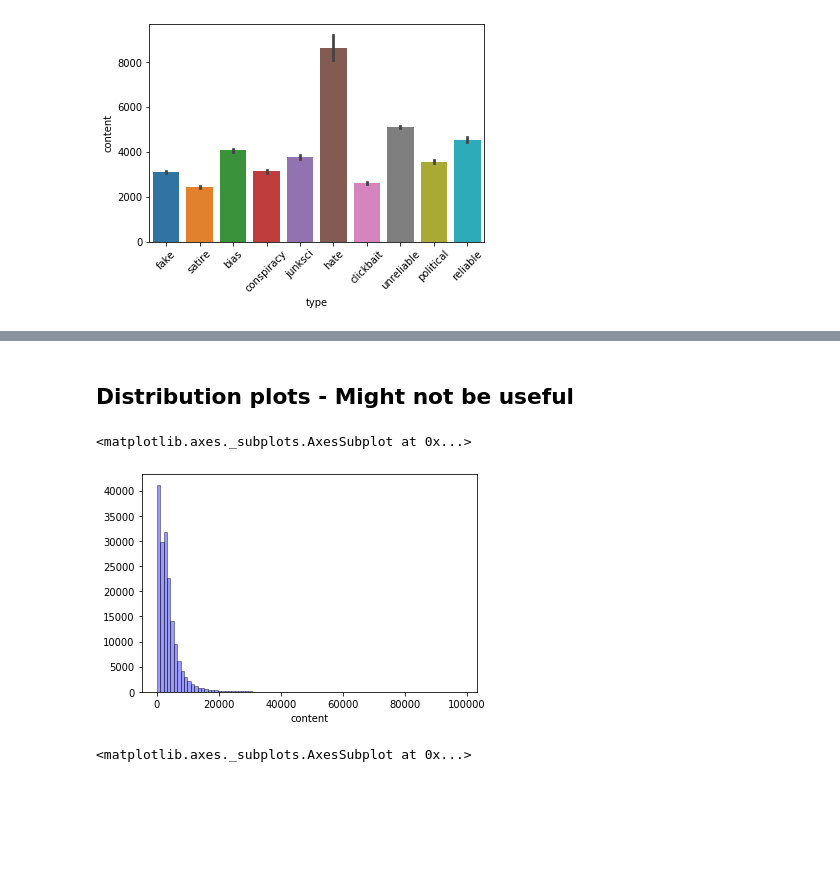
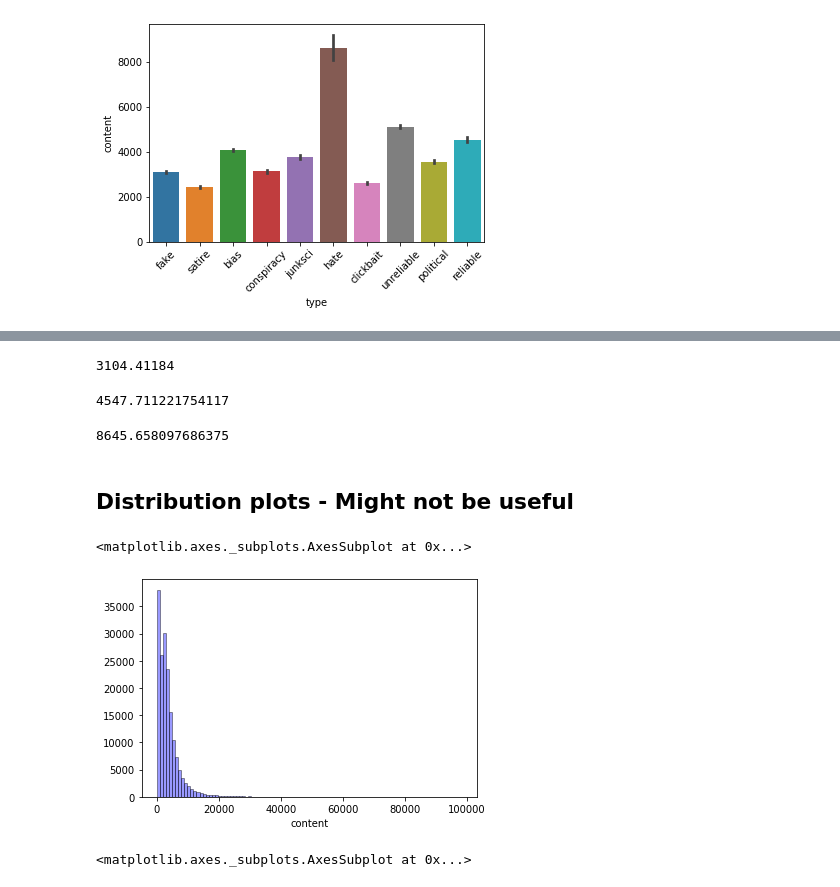
Before and after one commit to SystemOut1324/Datascience_Final_Project, a Jupyter notebook: Appendix/Manual/Setup_Exploration_Knud.ipynb, the cells around one changed output, grey strips where cells are left out. Saved outputs shown, nothing was run; the diff lists cells and outputs as text; code cells hidden in the pictures; blank space fills up the shorter version.

Commit message:
Fixed plots

```diff
--- a/Appendix/Manual/Setup_Exploration_Knud.ipynb
+++ b/Appendix/Manual/Setup_Exploration_Knud.ipynb
@@ -32,0 +50,2 @@ plot
+# %%
+data['Len'] = data['content'].str.len()
@@ -33,12 +60,30 @@ plot
+# %%
+# Average length for articles of type 'fake'
+subset = data[data['type'] == 'fake']
+subset.Len.mean(axis = 0)
+# %% [output]
+3104.41184
+# %%
+# Average length for articles of type 'reliable'
+subset = data[data['type'] == 'reliable']
+subset.Len.mean(axis = 0)
+# %% [output]
+4547.711221754117
+# %%
+# Average length for articles of type 'hate'
+subset = data[data['type'] == 'hate']
+subset.Len.mean(axis = 0)
+# %% [output]
+8645.658097686375
 # %% [markdown]
 ## Distribution plots - Might not be useful
 # %%
 sns.distplot(data['content'].str.len(), hist=True, kde=False,
-             bins=int(90), color = 'blue',
+             bins=int(100), color = 'blue',
              hist_kws={'edgecolor':'black'})
 # %% [output]
 <matplotlib.axes._subplots.AxesSubplot at 0x...>
-[figure, old version]
+[figure, new version]
 # %%
 sns.distplot(data['content'].str.len(), hist=True, kde=True,
              bins=int(90), color = 'blue',
```
Also changed, not shown: parts of 8 cells of this notebook.
